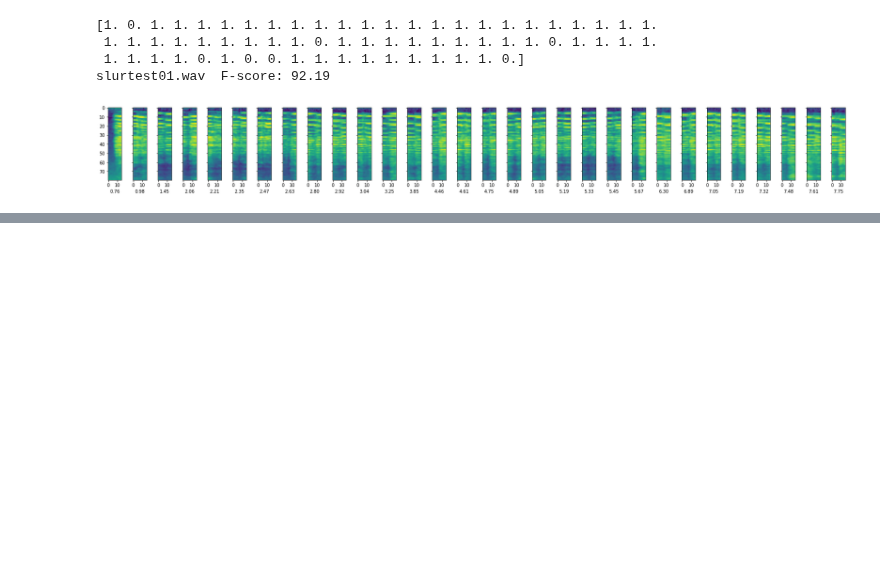
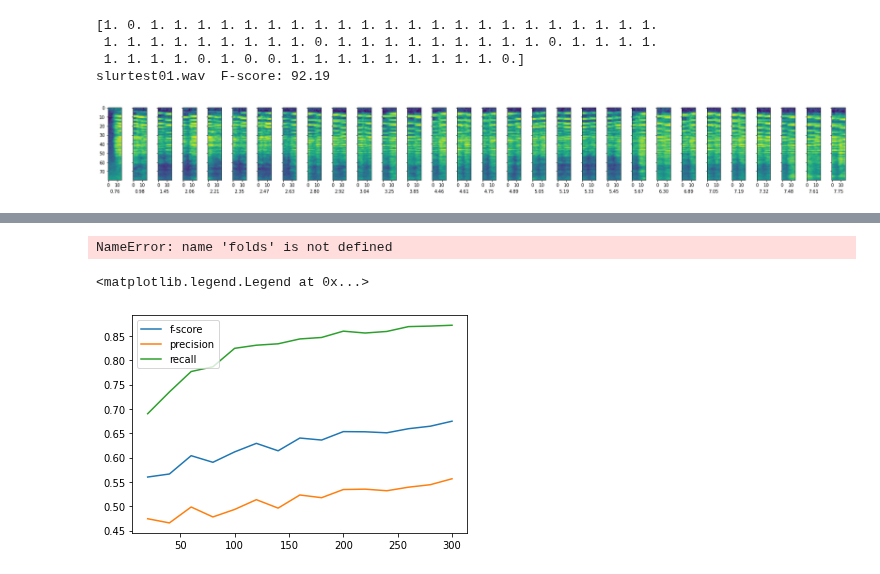
Before and after one commit to SimonFalk/beyondPianoRoll, a Jupyter notebook: cnn-analysis.ipynb, the cells around one changed output, grey strips where cells are left out. Saved outputs shown, nothing was run; the diff lists cells and outputs as text; code cells hidden in the pictures; blank space fills up the shorter version.

```diff
--- a/cnn-analysis.ipynb
+++ b/cnn-analysis.ipynb
@@ -379,0 +452,7 @@ plt.plot(np.mean(score_at_ep[fk_recs, :, 1], axis=0))
+# %%
+scores_at_ep = []
+for dr in ["0.7", "0.8", "0.9"]:
+    with open("results/computed-221210/dropout"+dr+"_fold_rec_ep_score.pkl", "rb") as handle:
+        scores_at_ep.append(pickle.load(handle))
+# %%
+scores_at_ep = np.stack(scores_at_ep)
@@ -379,0 +509,21 @@ plt.plot(np.mean(score_at_ep[fk_recs, :, 1], axis=0))
+# %%
+import matplotlib as mpl
+cmap = mpl.colormaps['Blues']
+colors = cmap(np.linspace(0.25,0.75,len(folds)))
+for f in range(len(folds)):
+    plt.plot(epochs,np.mean(scores_at_ep[1, f,folds[f][1],:,0], axis=0), c=colors[f])
+plt.legend(["fold " + str(f) for f in range(len(folds))])
+plt.title("Validation F-score by CV fold (dropout=0.8)")
+plt.xlabel("Epochs")
+plt.ylabel("F-score")
+#plt.savefig("results/computed-221210/fscore_by_fold_dropout0.8.jpg", bbox_inches='tight')
+# %% [output]
+NameError: name 'folds' is not defined
+# %%
+for m in [0,1,2]:
+    f = 4
+    plt.plot(epochs,np.mean(scores_at_ep[1,f,folds[f][1],:,m], axis=0))
+plt.legend(["f-score", "precision", "recall"])
+# %% [output]
+<matplotlib.legend.Legend at 0x...>
+[figure, added]
```
Also changed, not shown: parts of 17 cells of this notebook.
